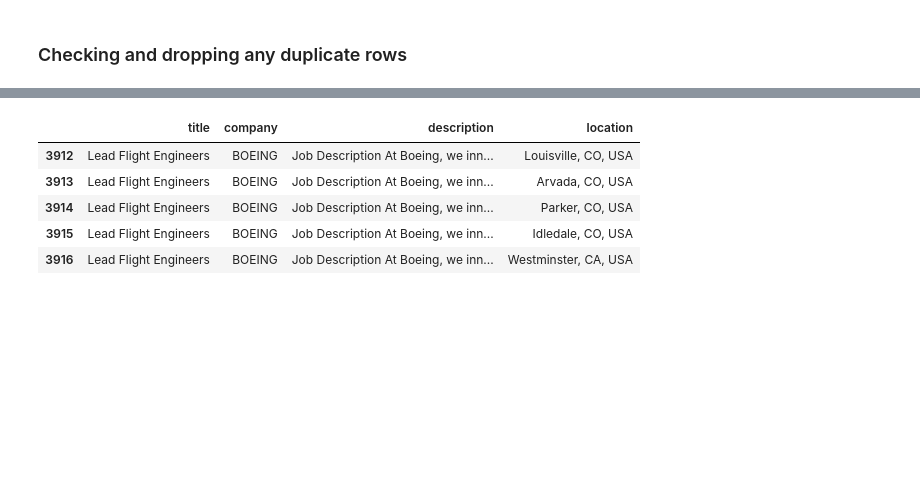
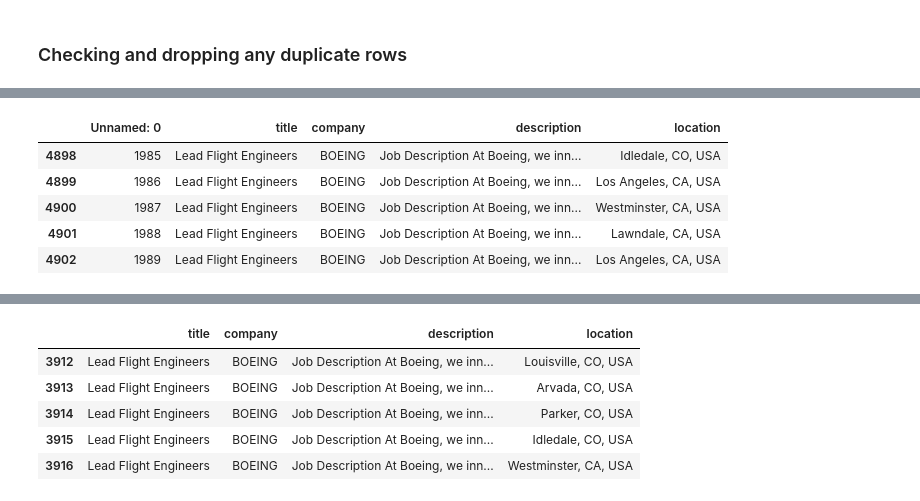
Before and after one commit to ChitraChaudhari/Jobsite-Listings-Capstone, a Jupyter notebook: Dice_EDA.ipynb, the cells around one changed output, grey strips where cells are left out. Saved outputs shown, nothing was run; the diff lists cells and outputs as text; code cells hidden in the pictures; blank space fills up the shorter version.

```diff
--- a/Dice_EDA.ipynb
+++ b/Dice_EDA.ipynb
@@ -62,0 +175,9 @@ df_dice.head()
+# %%
+df_dice.tail()
+# %% [output]
+|  | Unnamed: 0 | title | company | description | location |
+| 4898 | 1985 | Lead Flight Engineers | BOEING | Job Description At Boeing, we inn... | Idledale, CO, USA |
+| 4899 | 1986 | Lead Flight Engineers | BOEING | Job Description At Boeing, we inn... | Los Angeles, CA, USA |
+| 4900 | 1987 | Lead Flight Engineers | BOEING | Job Description At Boeing, we inn... | Westminster, CA, USA |
+| 4901 | 1988 | Lead Flight Engineers | BOEING | Job Description At Boeing, we inn... | Lawndale, CA, USA |
+| 4902 | 1989 | Lead Flight Engineers | BOEING | Job Description At Boeing, we inn... | Los Angeles, CA, USA |
```
Also changed, not shown: parts of 69 cells of this notebook, 2 other files.
